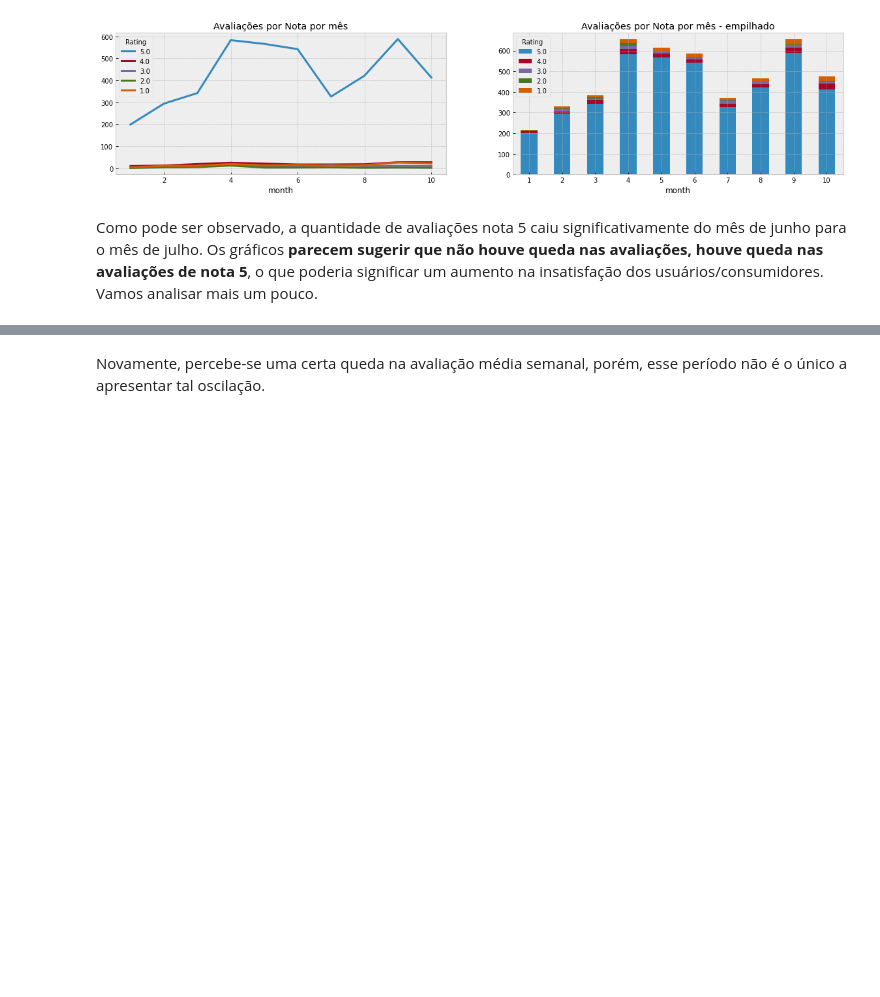
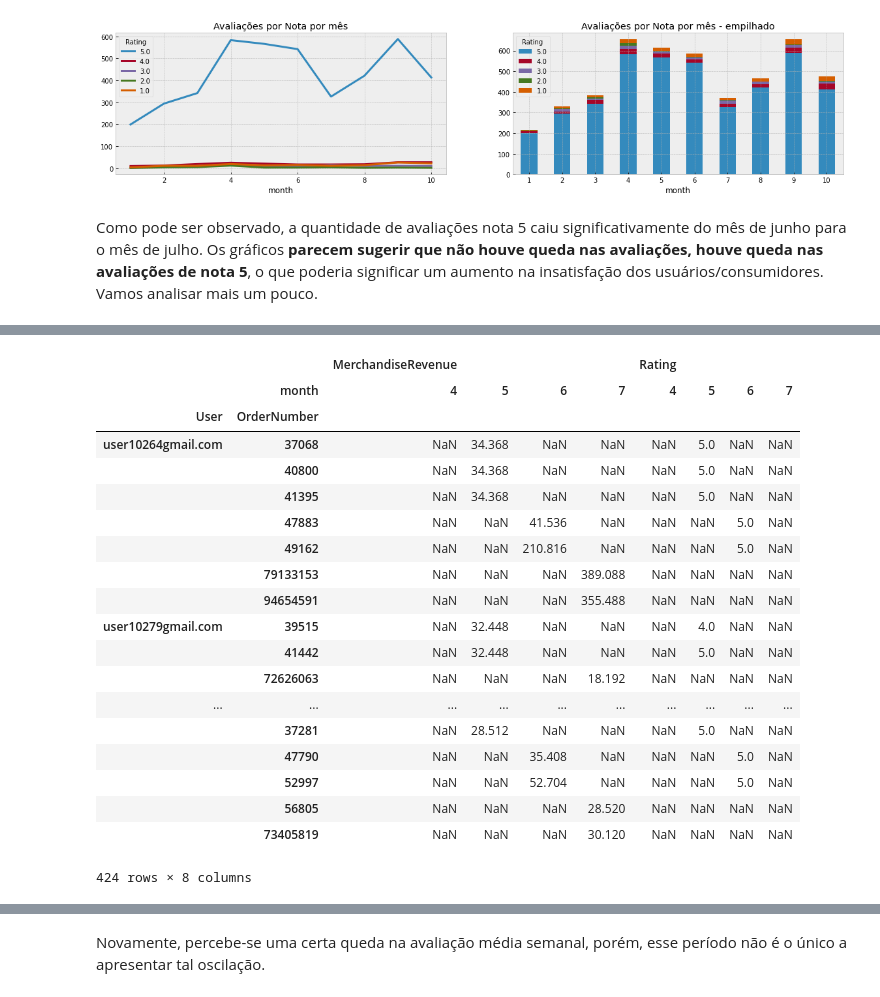
Before and after one commit to japanfelipe/challenge_ze, a Jupyter notebook: desafio I/notebooks/questao1.ipynb, the cells around one changed output, grey strips where cells are left out. Saved outputs shown, nothing was run; the diff lists cells and outputs as text; code cells hidden in the pictures; blank space fills up the shorter version.

```diff
--- a/desafio I/notebooks/questao1.ipynb
+++ b/desafio I/notebooks/questao1.ipynb
@@ -249,0 +261,42 @@ classificacao.query("month == 6 or month == 7")[['month','Rating']]
+# %%
+# Vamos pegar os clientes que responderam com nota 5 nos meses abril, maio e junho
+clientes_nota_5 = set(Order_rating_DB.query("month >=4 and month <=6 and Rating == 5")['User'])
+
+# Agora, os clientes que compraram no mês de julho e não receberam o e-mail
+cliente_mes_julho = set(Order_rating_DB.query("month == 7 and MerchandiseRevenue > 0 and StatusRating == 'Não recebeu'")['User'])
+
+# A intersecção entre os dois
+c = clientes_nota_5.intersection(cliente_mes_julho)
+
+# Enfim, vamos olhar estes casos
+(
+    Order_rating_DB[Order_rating_DB['User'].isin(c)]
+     .query("month >=4 and month <=7")
+     .pivot_table(
+        index=['User','OrderNumber'],
+        columns='month',
+        values=['Rating','MerchandiseRevenue'],
+        aggfunc={'Rating':'mean', 'MerchandiseRevenue':'sum'}
+ )
+)
+# %% [output]
+|  |  | MerchandiseRevenue |  |  |  | Rating |  |  |  |
+|  | month | 4 | 5 | 6 | 7 | 4 | 5 | 6 | 7 |
+| User | OrderNumber |  |  |  |  |  |  |  |  |
+| user10264gmail.com | 37068 | NaN | 34.368 | NaN | NaN | NaN | 5.0 | NaN | NaN |
+|  | 40800 | NaN | 34.368 | NaN | NaN | NaN | 5.0 | NaN | NaN |
+|  | 41395 | NaN | 34.368 | NaN | NaN | NaN | 5.0 | NaN | NaN |
+|  | 47883 | NaN | NaN | 41.536 | NaN | NaN | NaN | 5.0 | NaN |
+|  | 49162 | NaN | NaN | 210.816 | NaN | NaN | NaN | 5.0 | NaN |
+|  | 79133153 | NaN | NaN | NaN | 389.088 | NaN | NaN | NaN | NaN |
+|  | 94654591 | NaN | NaN | NaN | 355.488 | NaN | NaN | NaN | NaN |
+| user10279gmail.com | 39515 | NaN | 32.448 | NaN | NaN | NaN | 4.0 | NaN | NaN |
+|  | 41442 | NaN | 32.448 | NaN | NaN | NaN | 5.0 | NaN | NaN |
+|  | 72626063 | NaN | NaN | NaN | 18.192 | NaN | NaN | NaN | NaN |
+| ... | ... | ... | ... | ... | ... | ... | ... | ... | ... |
+|  | 37281 | NaN | 28.512 | NaN | NaN | NaN | 5.0 | NaN | NaN |
+|  | 47790 | NaN | NaN | 35.408 | NaN | NaN | NaN | 5.0 | NaN |
+|  | 52997 | NaN | NaN | 52.704 | NaN | NaN | NaN | 5.0 | NaN |
+|  | 56805 | NaN | NaN | NaN | 28.520 | NaN | NaN | NaN | NaN |
+|  | 73405819 | NaN | NaN | NaN | 30.120 | NaN | NaN | NaN | NaN |
+424 rows × 8 columns
```
Also changed, not shown: parts of 29 cells of this notebook, 4 other files.
